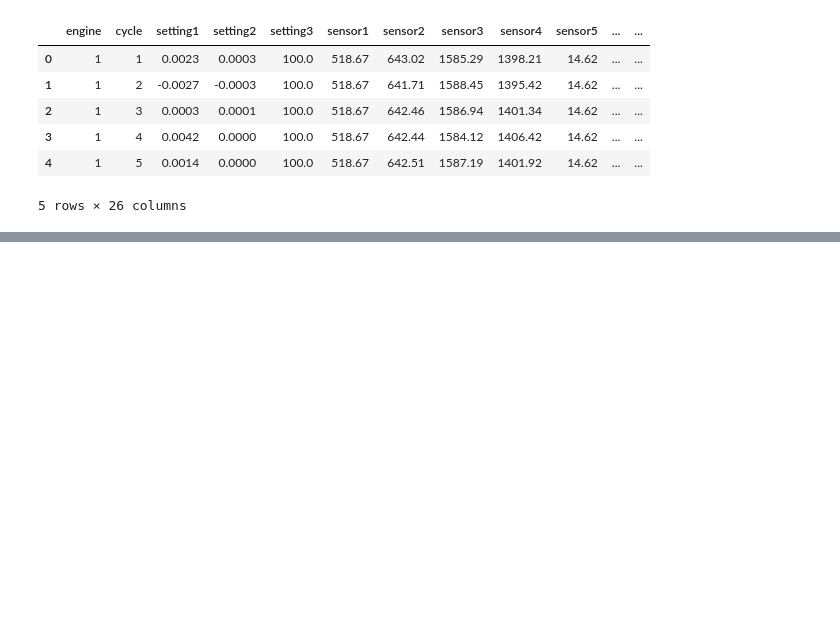
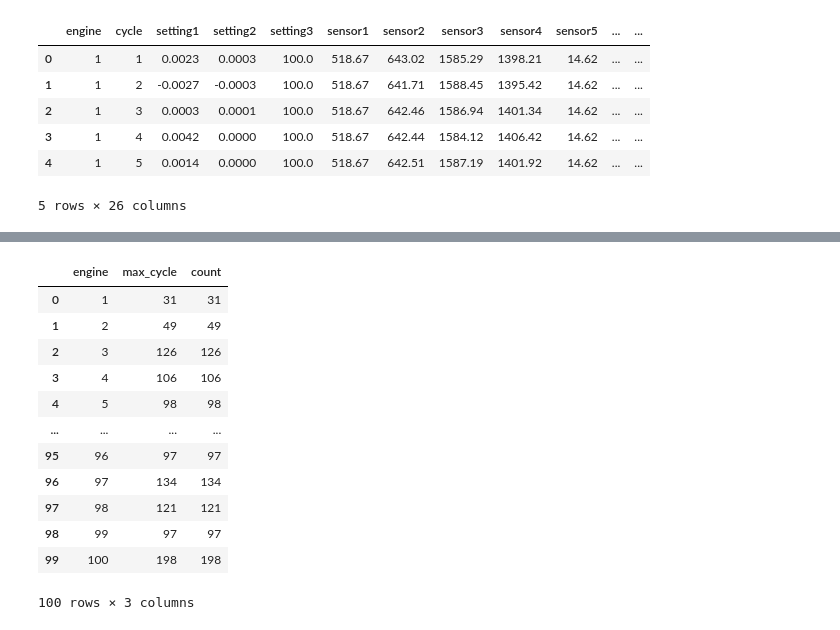
Before and after one commit to mhdnihas/NASA-Predictive-Engine-Maintenance, a Jupyter notebook: Predict_RUL.ipynb, the cells around one changed output, grey strips where cells are left out. Cells and saved outputs as stored; diff of their text form; code cells hidden in the pictures; blank space fills up the shorter version.

```diff
--- a/Predict_RUL.ipynb
+++ b/Predict_RUL.ipynb
@@ -109,0 +123,16 @@ test_1[test_1['engine']==1]
+# %%
+comparison_df
+# %% [output]
+|  | engine | max_cycle | count |
+| 0 | 1 | 31 | 31 |
+| 1 | 2 | 49 | 49 |
+| 2 | 3 | 126 | 126 |
+| 3 | 4 | 106 | 106 |
+| 4 | 5 | 98 | 98 |
+| ... | ... | ... | ... |
+| 95 | 96 | 97 | 97 |
+| 96 | 97 | 134 | 134 |
+| 97 | 98 | 121 | 121 |
+| 98 | 99 | 97 | 97 |
+| 99 | 100 | 198 | 198 |
+100 rows × 3 columns
```
Also changed, not shown: parts of 8 cells of this notebook.
